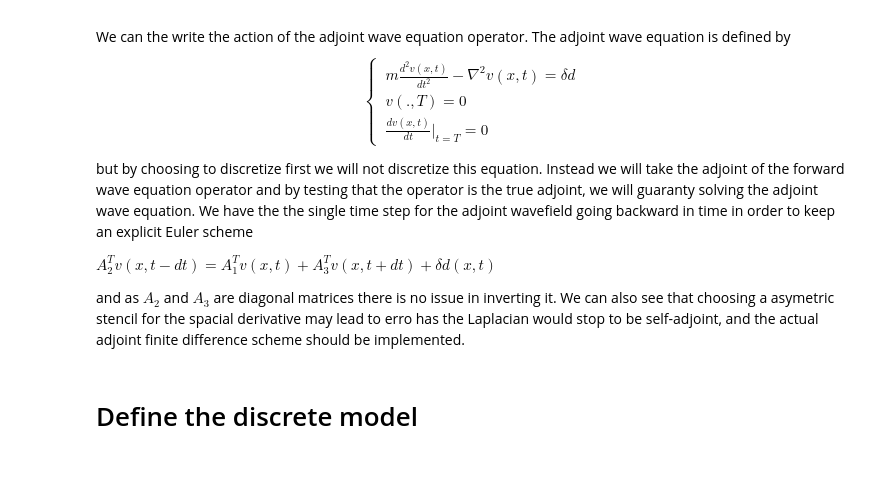
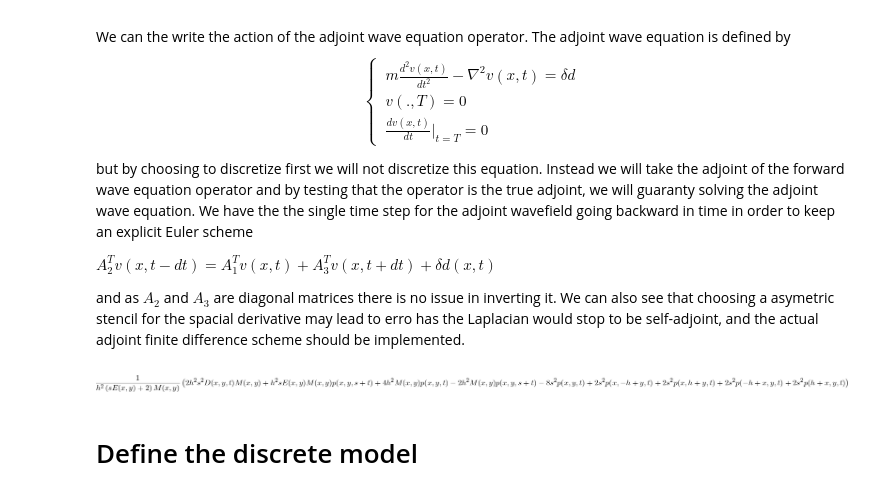
Before and after one commit to devitocodes/notebooks, a Jupyter notebook: AcousticFWI/Acoustic-wave-equation.ipynb, the cells around one changed output. Cells and saved outputs as stored; diff of their text form; code cells hidden in the pictures; blank space fills up the shorter version.

```diff
--- a/AcousticFWI/Acoustic-wave-equation.ipynb
+++ b/AcousticFWI/Acoustic-wave-equation.ipynb
@@ -91,9 +94,12 @@ $  A_2^T v(x,t-dt)  = A_1^T v(x,t) + A_3^T v(x,t+dt) + \delta d(x,t)$
 and as $A_2$ and $A_3$ are diagonal matrices  there is no issue in inverting it. We can also see that choosing a asymetric stencil for the spacial derivative may lead to erro has the Laplacian would stop to be self-adjoint, and the actual adjoint finite difference scheme should be implemented.
 # %%
 # Adjoint wave equation
-wave_equationA = dtt- 1/m*(dxx+dyy) - D(x,y,t)
+wave_equationA = dtt- 1/m*(dxx+dyy) - D(x,y,t) - e*dt
 stencilA = solve(wave_equationA,p(x,y,t-s))[0]
-tsA=lambdify((p(x,y,t+s),p(x-h,y,t), p(x,y,t), p(x+h,y,t),p(x,y-h,t), p(x,y+h,t), d , m, s, h),stencilA,"numpy")
+tsA=lambdify((p(x,y,t+s),p(x-h,y,t), p(x,y,t), p(x+h,y,t),p(x,y-h,t), p(x,y+h,t), d , m, s, h,e),stencilA,"numpy")
+stencilA
+# %% [output]
+[figure, added]
 # %% [markdown]
 # Define the discrete model
 # %%
```
Also changed, not shown: parts of 24 cells of this notebook.
